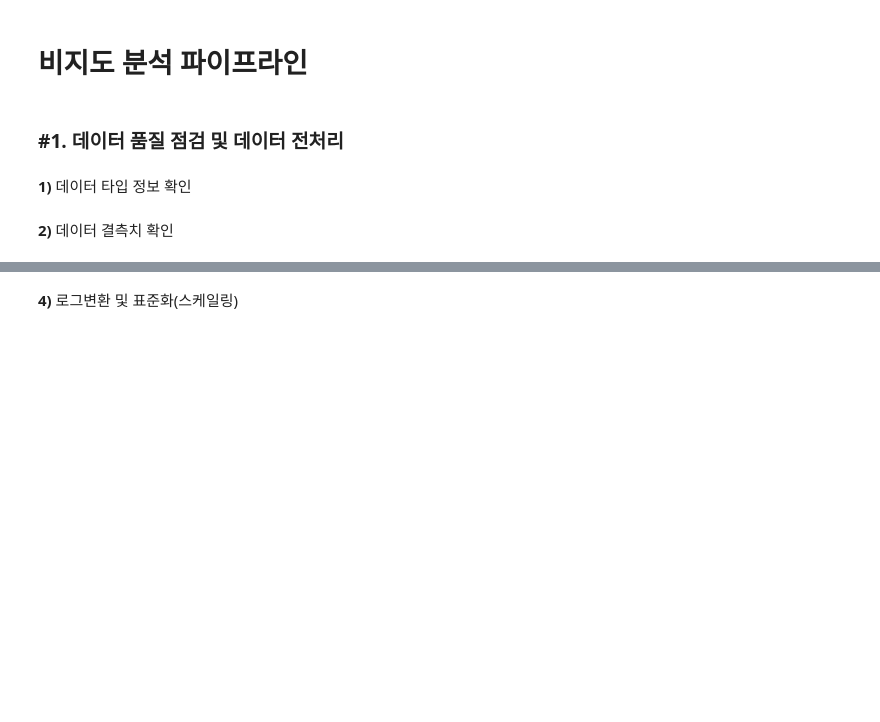
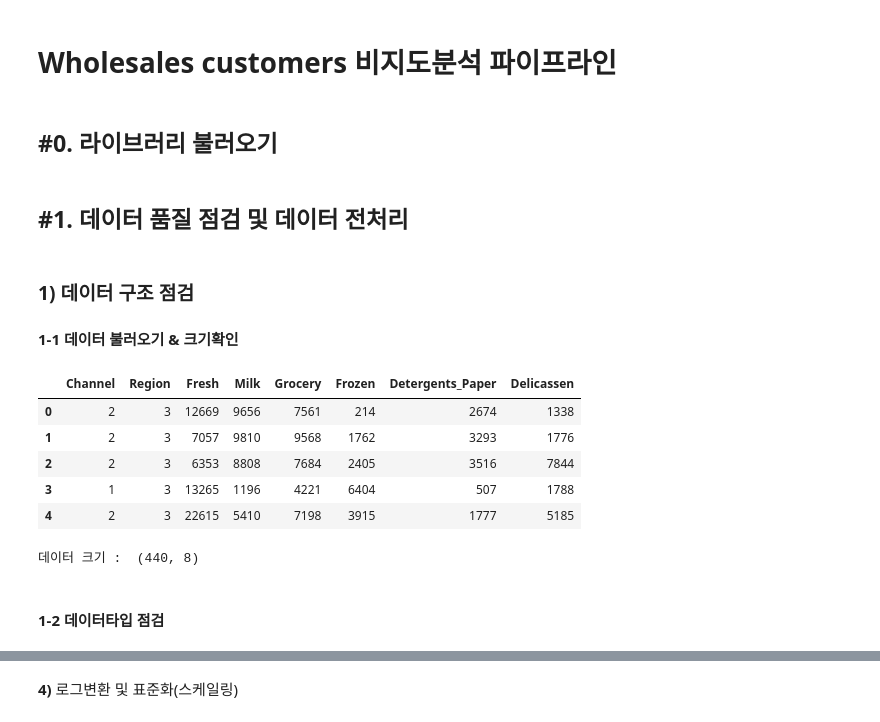
Before and after one commit to Jae1-99999/Wholesalecustomers, a Jupyter notebook: 파이프라인.ipynb, the cells around one changed output, grey strips where cells are left out. Saved outputs shown, nothing was run; the diff lists cells and outputs as text; code cells hidden in the pictures; blank space fills up the shorter version.

```diff
--- a/파이프라인.ipynb
+++ b/파이프라인.ipynb
@@ -1,2 +5,4 @@
 # %% [markdown]
-# **비지도 분석 파이프라인**
+# **Wholesales customers 비지도분석 파이프라인**
+# %% [markdown]
+## #0. 라이브러리 불러오기
@@ -3,6 +14,22 @@
 # %% [markdown]
-### #1. 데이터 품질 점검 및 데이터 전처리
+## #1. 데이터 품질 점검 및 데이터 전처리
+# %% [markdown]
+### **1)** 데이터 구조 점검 <br>
+#### **1-1** 데이터 불러오기 & 크기확인
+# %%
+# 데이터 불러오기
+origin = pd.read_csv(r'./Wholesale customers data.csv', encoding='utf-8')
+display(origin.head())
+
+# 데이터 크기 확인
+print('데이터 크기 : ', origin.shape)
+# %% [output]
+|  | Channel | Region | Fresh | Milk | Grocery | Frozen | Detergents_Paper | Delicassen |
+| 0 | 2 | 3 | 12669 | 9656 | 7561 | 214 | 2674 | 1338 |
+| 1 | 2 | 3 | 7057 | 9810 | 9568 | 1762 | 3293 | 1776 |
+| 2 | 2 | 3 | 6353 | 8808 | 7684 | 2405 | 3516 | 7844 |
+| 3 | 1 | 3 | 13265 | 1196 | 4221 | 6404 | 507 | 1788 |
+| 4 | 2 | 3 | 22615 | 5410 | 7198 | 3915 | 1777 | 5185 |
+데이터 크기 :  (440, 8)
 # %% [markdown]
-**1)** 데이터 타입 정보 확인
+#### **1-2** 데이터타입 점검
-# %% [markdown]
-**2)** 데이터 결측치 확인
```
Also changed, not shown: parts of 47 cells of this notebook, 25 other files.
